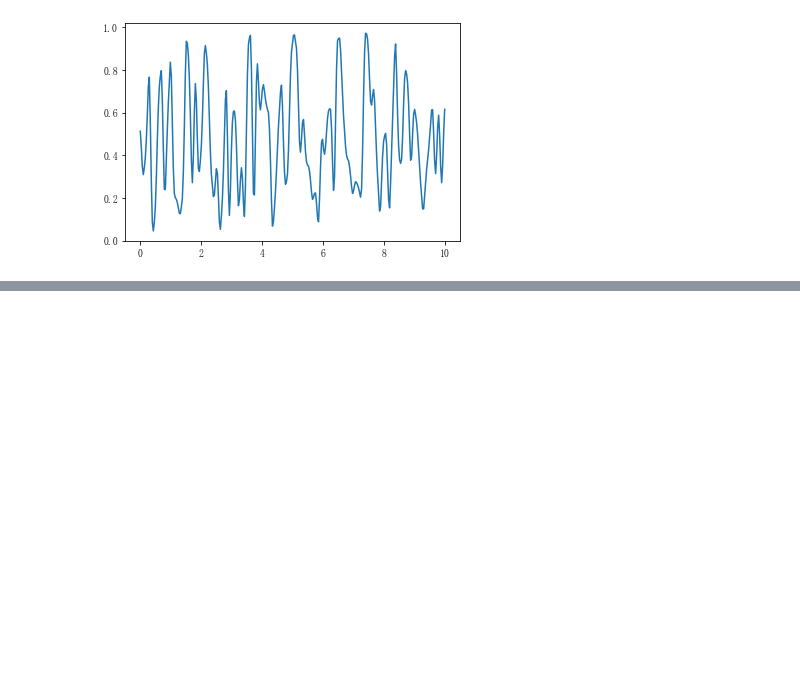
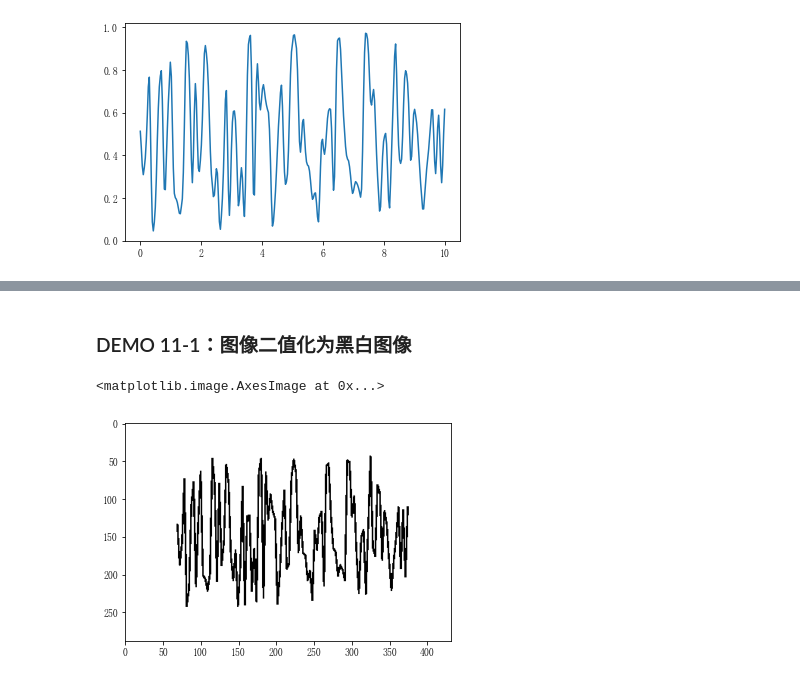
Before and after one commit to HOKOTATE-pzw/maysics, a Jupyter notebook: maysics教程/digital说明.ipynb, the cells around one changed output, grey strips where cells are left out. Cells and saved outputs as stored; diff of their text form; code cells hidden in the pictures; blank space fills up the shorter version.

```diff
--- a/maysics教程/digital.ipynb
+++ b/maysics教程/digital说明.ipynb
@@ -588,7 +593,7 @@ import numpy as np
 from matplotlib import pyplot as plt
 
 
-pic = ms.load('test.png', pic=True)
+pic = ms.load('test3.png', pic=True)
 pic = ms.digital.inrange(pic, [13,108,174], [105,164,204])
 plt.imshow(pic, cmap='gray')
 # %% [output]
@@ -614,7 +619,7 @@ restore(img, low, up, x, y):
 import maysics as ms
 from matplotlib import pyplot as plt
 
-pic = ms.load('test.png', pic=True)
+pic = ms.load('test3.png', pic=True)
 x, y = ms.digital.restore(pic, [13,108,174], [105,164,204], [0, 10], [0, 1])
 plt.plot(x, y)
 # %% [output]
@@ -622,0 +650,12 @@ plt.plot(x, y)
+# %% [markdown]
+### DEMO 11-1：图像二值化为黑白图像
+# %%
+import maysics as ms
+from matplotlib import pyplot as plt
+
+pic = ms.load('test4.png', pic=True)
+pic = ms.digital.binarize(pic, bounds=127.5, trans=[0, 255], dtype=int)
+plt.imshow(pic, cmap=plt.cm.gray)
+# %% [output]
+<matplotlib.image.AxesImage at 0x...>
+[figure, added]
```
Also changed, not shown: parts of 8 cells of this notebook, 4 other files.
